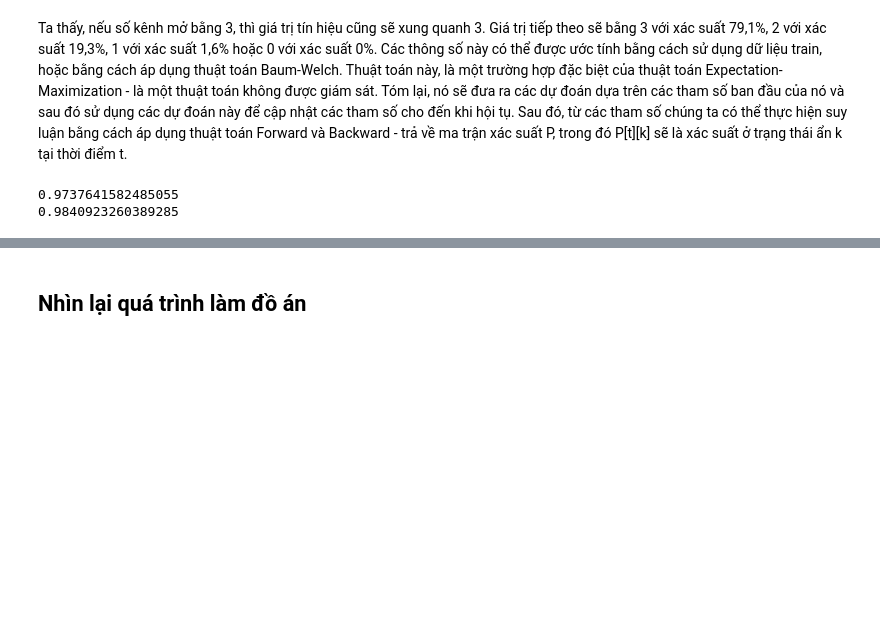
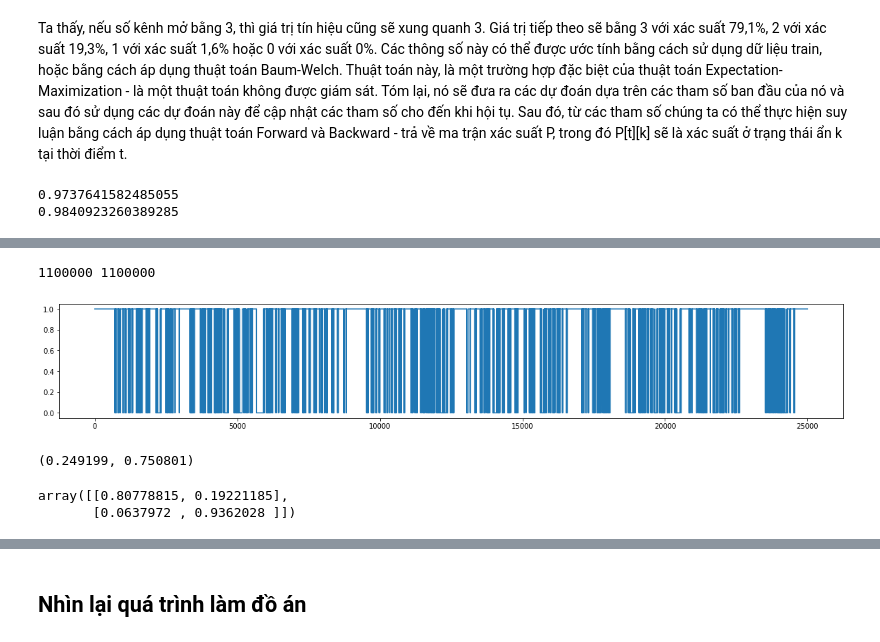
Before and after one commit to thanhtruong1712/DAMH_KHDLUD, a Jupyter notebook: Report.ipynb, the cells around one changed output, grey strips where cells are left out. Saved outputs shown, nothing was run; the diff lists cells and outputs as text; code cells hidden in the pictures; blank space fills up the shorter version.

```diff
--- a/Report.ipynb
+++ b/Report.ipynb
@@ -439,7 +437,6 @@ from sklearn.metrics import f1_score
 train = pd.read_csv('./data/train_2.csv')
 test = pd.read_csv('./data/test_2.csv')
 # %%
-BATCHES = np.array([0, 5, 10, 15, 20, 25, 30, 35, 40, 45, 50, 51, 52, 53, 54, 55, 56, 57, 58, 59, 60, 65, 70])
 CATEGORIES = np.array([1, 1, 2, 3, 5, 4, 2, 3, 4, 5, 6, 3, 4, 6, 2, 5, 4, 5, 6, 3, 6, 6])
 CATEGORY = 3
 
@@ -554,0 +558,71 @@ print(f1_score(y[y >= 0], preds[y >= 0], average='macro'))
+# %%
+# Sử dụng lại category 2 data
+import seaborn as sns
+
+train = pd.read_csv('./data/train_2.csv')
+test = pd.read_csv('./data/test_2.csv')
+
+CATEGORIES = np.array([1, 1, 2, 3, 5, 4, 2, 3, 4, 5, 6, 3, 4, 6, 2, 5, 4, 5, 6, 3, 6, 6])
+CATEGORY = 2
+
+signal = np.concatenate((train['signal'].values, test['signal'].values))
+
+ix = np.where(CATEGORIES == CATEGORY)[0]
+starts = BATCHES[ix]
+ends = BATCHES[ix + 1]
+
+X = []
+y = []
+for start, end in zip(starts, ends):
+    subsignal = signal[start*100_000:end*100_000]
+    if start < 50:
+        subchannels = train['open_channels'].values[start*100_000:end*100_000]
+    else:
+        subchannels = [-1]*((end-start)*100_000)
+
+    if start == 35:
+        subsignal = list(subsignal[:100000]) + list(subsignal[-100000:])
+        subchannels = list(subchannels[:100000]) + list(subchannels[-100000:])
+
+    X.extend(subsignal)
+    y.extend(subchannels)
+
+X = np.array(X)
+y = np.array(y)
+print(len(X), len(y))
+# %% [output]
+1100000 1100000
+# %%
+# We can see "blocks" of open channels = 0 (where it does switches back and forth between 0 and 1)
+# and blocks of open_channels = 1 for a long period.
+plt.figure(figsize=(20, 3))
+plt.plot(y[y >= 0][:25000])
+plt.show()
+# %% [output]
+[figure, added]
+# %%
+np.sum(y == 0)/np.sum(y >= 0), np.sum(y == 1)/np.sum(y >= 0)
+# %% [output]
+(0.249199, 0.750801)
+# %%
+def markov_p_trans(states):
+    # https://www.kaggle.com/friedchips/the-viterbi-algorithm-a-complete-solution
+    max_state = np.max(states)
+    states_next = np.roll(states, -1)
+    matrix = []
+    for i in range(max_state + 1):
+        current_row = np.histogram(states_next[states == i], bins=np.arange(max_state + 2))[0]
+        if np.sum(current_row) == 0: # if a state doesn't appear in states...
+            current_row = np.ones(max_state + 1) / (max_state + 1) # ...use uniform probability
+        else:
+            current_row = current_row / np.sum(current_row) # normalize to 1
+        matrix.append(current_row)
+    return np.array(matrix)
+
+# We will use the self-transition probabilities for the hidden states that
+# are not connected to another open_channel value and the other transition
+# probabilities for the states that are connected to other open_channel values
+markov_p_trans(y[y >= 0])
+# %% [output]
+array([[0.80778815, 0.19221185],
+       [0.0637972 , 0.9362028 ]])
```
Also changed, not shown: parts of 33 cells of this notebook.
